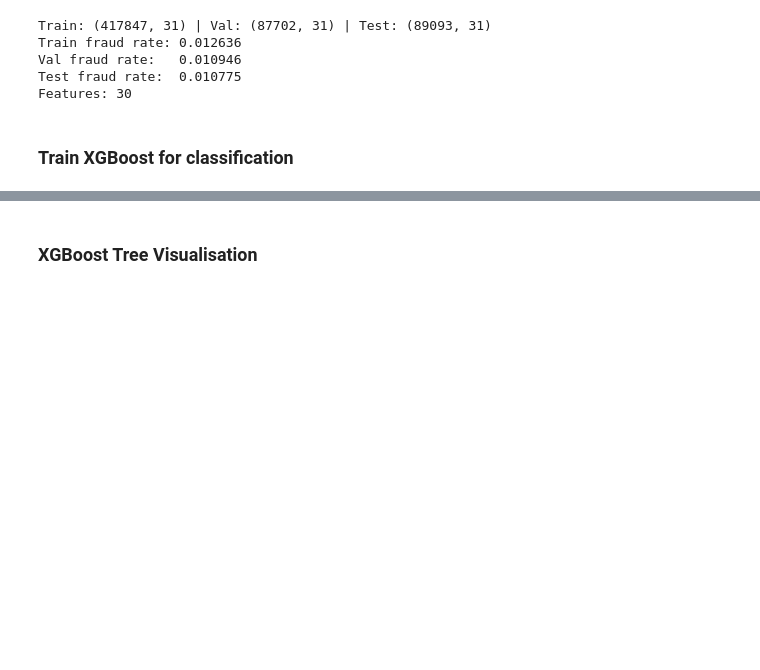
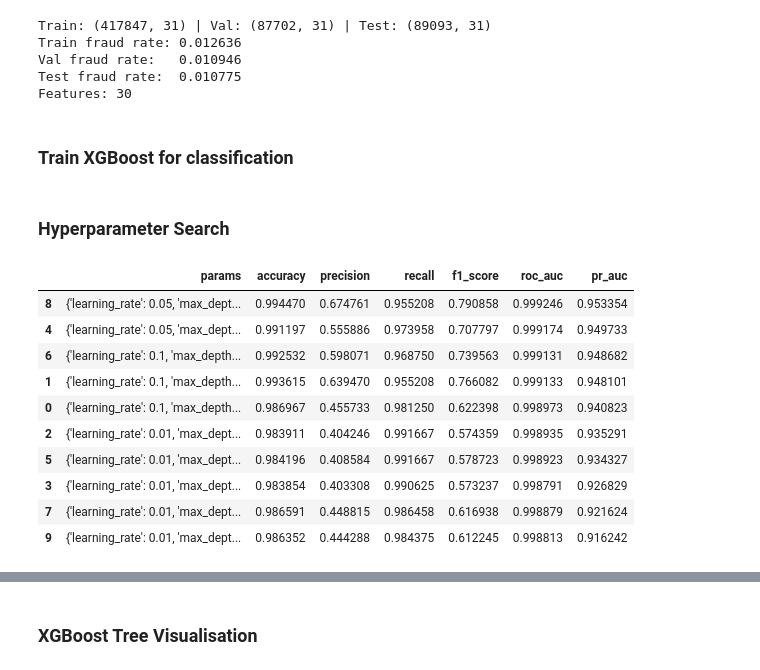
Before and after one commit to BaguetteJet/Fraud-Transaction-Detection, a Jupyter notebook: notebooks/desicision_tree_books/XGBoost.ipynb, the cells around one changed output, grey strips where cells are left out. Saved outputs shown, nothing was run; the diff lists cells and outputs as text; code cells hidden in the pictures; blank space fills up the shorter version.

```diff
--- a/notebooks/desicision_tree_books/XGBoost.ipynb
+++ b/notebooks/desicision_tree_books/XGBoost.ipynb
@@ -68,3 +72,5 @@ Test fraud rate:  0.010775
 Features: 30
 # %% [markdown]
 ### Train XGBoost for classification
+# %% [markdown]
+### Hyperparameter Search
@@ -70,0 +134,17 @@ Features: 30
+# %%
+results_df = pd.DataFrame(results)
+results_df = results_df.sort_values(by="pr_auc", ascending=False)
+
+results_df
+# %% [output]
+|  | params | accuracy | precision | recall | f1_score | roc_auc | pr_auc |
+| 8 | {'learning_rate': 0.05, 'max_dept... | 0.994470 | 0.674761 | 0.955208 | 0.790858 | 0.999246 | 0.953354 |
+| 4 | {'learning_rate': 0.05, 'max_dept... | 0.991197 | 0.555886 | 0.973958 | 0.707797 | 0.999174 | 0.949733 |
+| 6 | {'learning_rate': 0.1, 'max_depth... | 0.992532 | 0.598071 | 0.968750 | 0.739563 | 0.999131 | 0.948682 |
+| 1 | {'learning_rate': 0.1, 'max_depth... | 0.993615 | 0.639470 | 0.955208 | 0.766082 | 0.999133 | 0.948101 |
+| 0 | {'learning_rate': 0.1, 'max_depth... | 0.986967 | 0.455733 | 0.981250 | 0.622398 | 0.998973 | 0.940823 |
+| 2 | {'learning_rate': 0.01, 'max_dept... | 0.983911 | 0.404246 | 0.991667 | 0.574359 | 0.998935 | 0.935291 |
+| 5 | {'learning_rate': 0.01, 'max_dept... | 0.984196 | 0.408584 | 0.991667 | 0.578723 | 0.998923 | 0.934327 |
+| 3 | {'learning_rate': 0.01, 'max_dept... | 0.983854 | 0.403308 | 0.990625 | 0.573237 | 0.998791 | 0.926829 |
+| 7 | {'learning_rate': 0.01, 'max_dept... | 0.986591 | 0.448815 | 0.986458 | 0.616938 | 0.998879 | 0.921624 |
+| 9 | {'learning_rate': 0.01, 'max_dept... | 0.986352 | 0.444288 | 0.984375 | 0.612245 | 0.998813 | 0.916242 |
```
Also changed, not shown: parts of 11 cells of this notebook.
